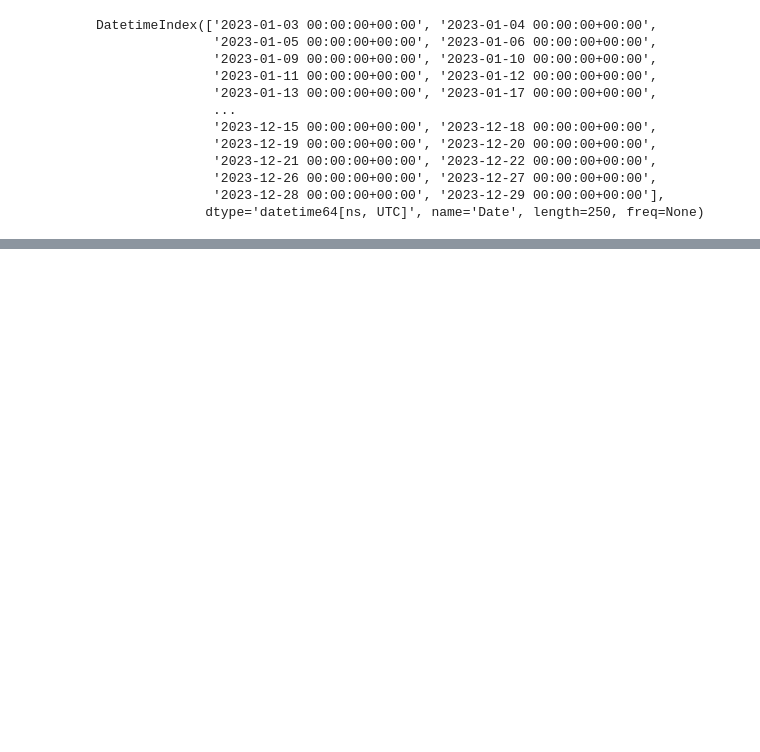
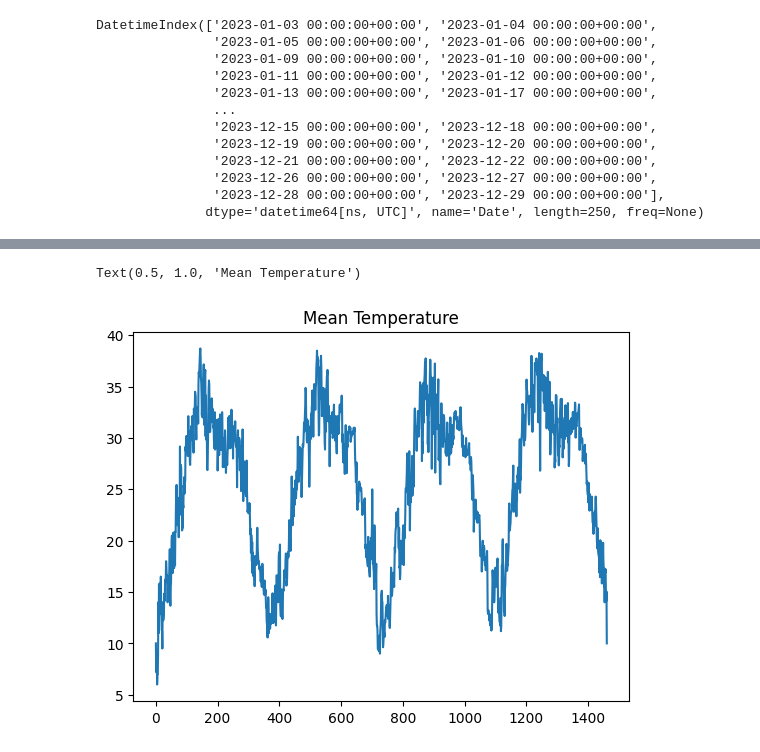
Before and after one commit to khyeee/MyCodingJourney, a Jupyter notebook: GeneralPlayground.ipynb, the cells around one changed output, grey strips where cells are left out. Cells and saved outputs as stored; diff of their text form; code cells hidden in the pictures; blank space fills up the shorter version.

```diff
--- a/GeneralPlayground.ipynb
+++ b/GeneralPlayground.ipynb
@@ -191,0 +200,6 @@ DatetimeIndex(['2023-01-03 00:00:00+00:00', '2023-01-04 00:00:00+00:00',
+# %%
+climate_train_path = 'C:\\Users\\kywong\\Desktop\\Climate Change Time Series Dataset\\DailyDelhiClimateTrain.csv'
+climate_test_path = 'C:\\Users\\kywong\\Desktop\\Climate Change Time Series Dataset\\DailyDelhiClimateTest.csv'
+
+climate_train_df = pd.read_csv(climate_train_path)
+climate_test_df = pd.read_csv(climate_test_path)
@@ -191,0 +233,6 @@ DatetimeIndex(['2023-01-03 00:00:00+00:00', '2023-01-04 00:00:00+00:00',
+# %%
+plt.plot(climate_train_df.meantemp)
+plt.title('Mean Temperature')
+# %% [output]
+Text(0.5, 1.0, 'Mean Temperature')
+[figure, added]
```
Also changed, not shown: parts of 17 cells of this notebook.
